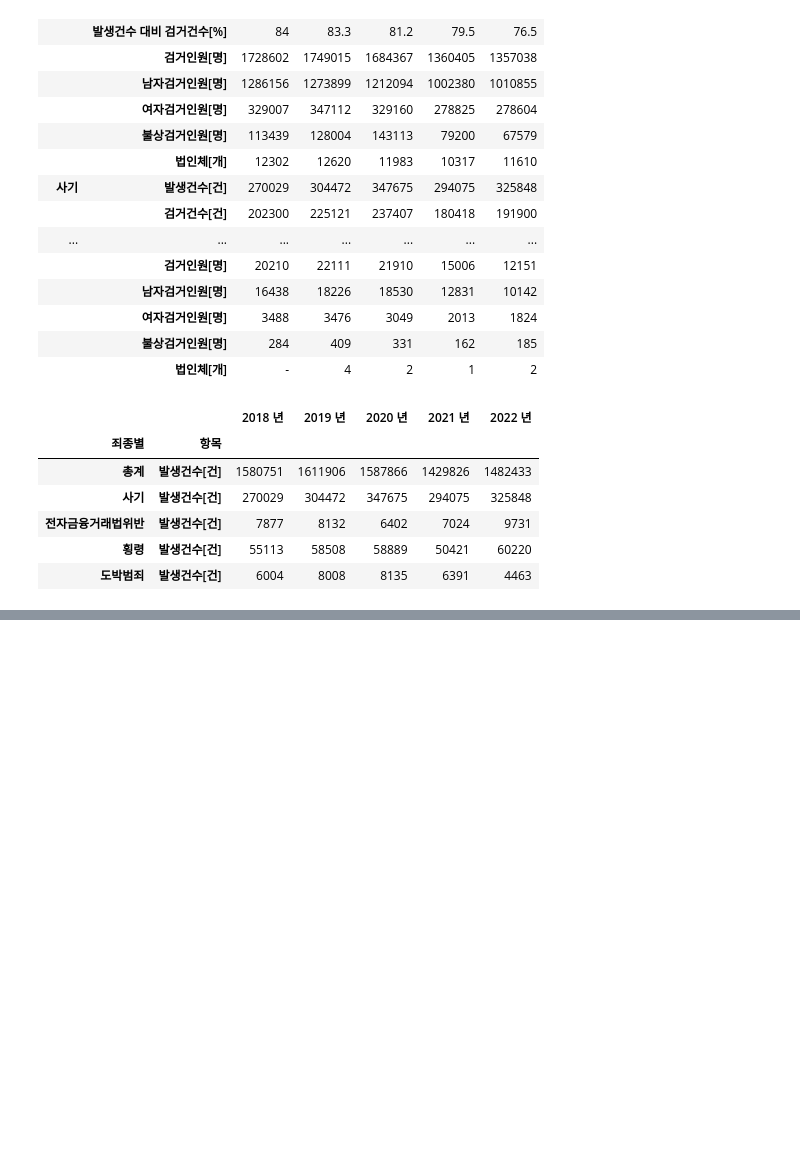
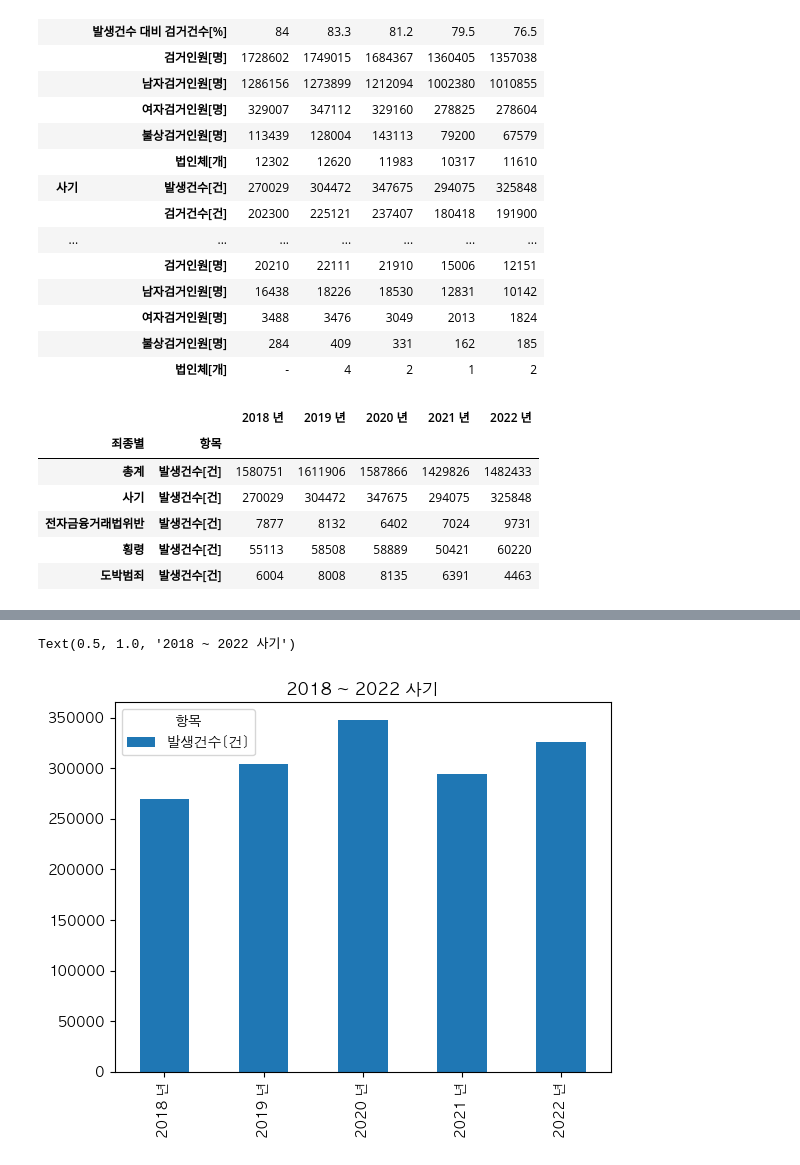
Before and after one commit to chan2-plc/data_police, a Jupyter notebook: 범죄통계 (1).ipynb, the cells around one changed output, grey strips where cells are left out. Drawn from its saved outputs; the diff is of its cells as text; code cells hidden in the pictures; blank space fills up the shorter version.

```diff
--- a/범죄통계 (1).ipynb
+++ b/범죄통계 (1).ipynb
@@ -198,0 +249,6 @@ selected_data
+# %%
+df_data['사기'].plot(kind = 'bar')
+plt.title('2018 ~ 2022 사기')
+# %% [output]
+Text(0.5, 1.0, '2018 ~ 2022 사기')
+[figure, added]
```
Also changed, not shown: parts of 13 cells of this notebook.
